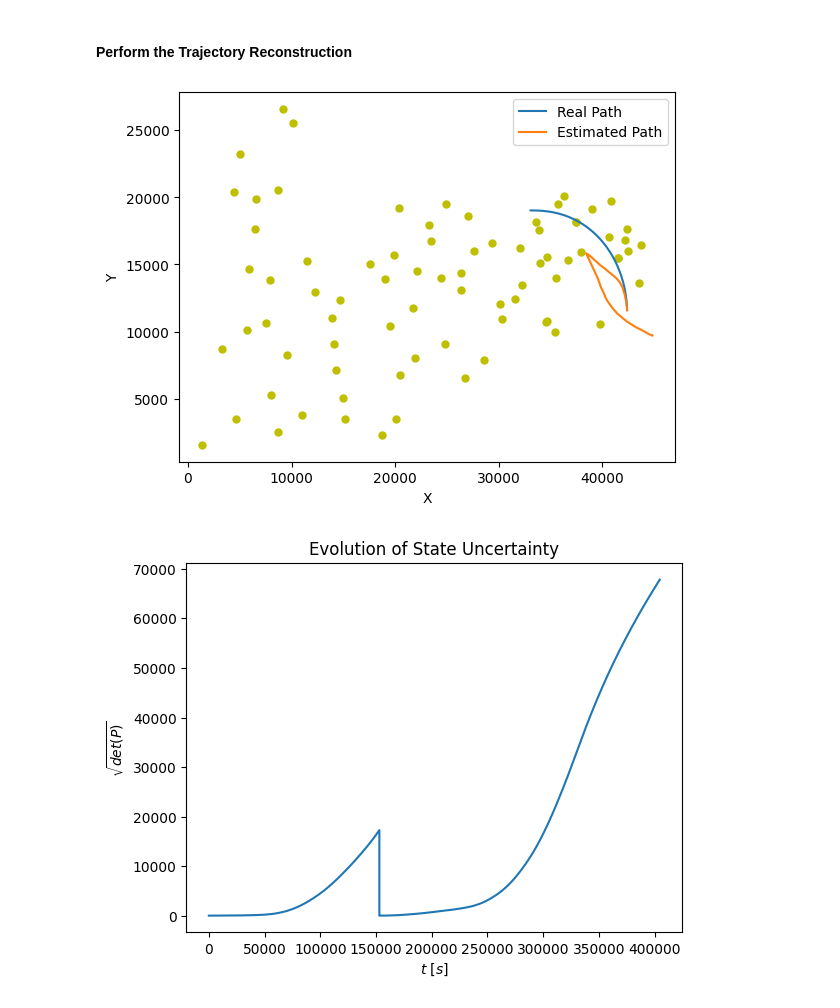
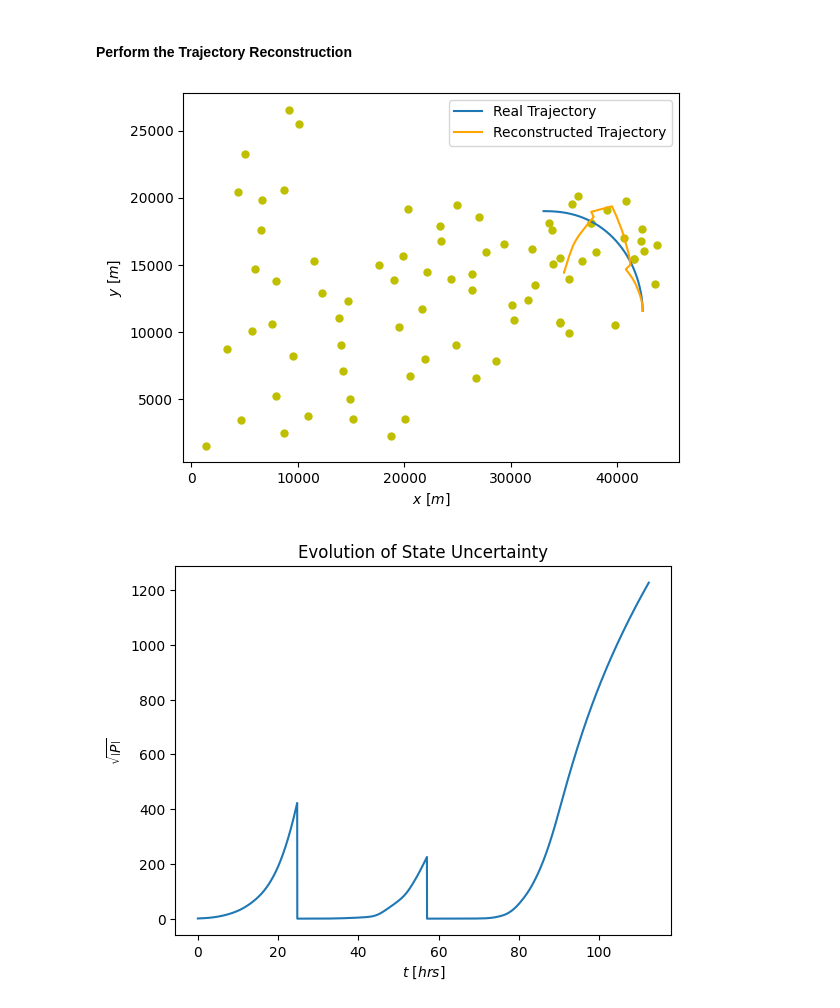
Before and after one commit to Leonardo-Russo/Autonomous-Driving-Rover, a Jupyter notebook: notebook.ipynb, the cells around one changed output. Cells and saved outputs as stored; diff of their text form; code cells hidden in the pictures.

```diff
--- a/notebook.ipynb
+++ b/notebook.ipynb
@@ -418,8 +416,10 @@ def trajectory_reconstruction(q_real, sigma_d, sigma_theta, lidar_maxrange=500,
         delta_theta = q_real[i][2] - q_real[i-1][2]                         # delta in orientation
 
         # Add noise to the odometry measurements
-        nu_d = np.random.default_rng().normal(0, sigma_d)
-        nu_theta = np.random.default_rng().normal(0, sigma_theta)
+        nu_d = np.random.normal(0, sigma_d)
+        nu_theta = np.random.normal(0, sigma_theta)
+        # nu_d = np.random.randn() * sigma_d
+        # nu_theta = np.random.randn() * sigma_theta
 
         # Retrieve last State and Covariance matrix
         x, y, theta = q_est[-1]
@@ -429,6 +429,7 @@ def trajectory_reconstruction(q_real, sigma_d, sigma_theta, lidar_maxrange=500,
         x_new = x + (delta_d + nu_d)*np.cos(theta)
         y_new = y + (delta_d + nu_d)*np.sin(theta)
         theta_new = theta + delta_theta + nu_theta
+
         q_new = np.array([x_new, y_new, theta_new])
 
         # Estimate the new Covariance Matrix
@@ -440,7 +441,7 @@ def trajectory_reconstruction(q_real, sigma_d, sigma_theta, lidar_maxrange=500,
         # Check for visible Landmarks
         for x_lm, y_lm in zip(xLM, yLM):
 
-            dist_lm = np.linalg.norm([x_lm - x_new, y_lm - y_new])
+            dist_lm = np.linalg.norm([x_lm - q_real[i][0], y_lm - q_real[i][1]])
 
             if dist_lm <= lidar_maxrange:
 
@@ -462,43 +463,46 @@ def trajectory_reconstruction(q_real, sigma_d, sigma_theta, lidar_maxrange=500,
 
                 # print('\nPerforming EKF @ step {:.0f}:\nq_est = '.format(i), q_new, '\nq_upd = ', q_upd)
 
-                # break
+                break
 
 
         # Append the new estimated position and orientation
         q_est.append(q_new)
         P_est.append(P_new)
 
     return np.array(q_est), P_est
 
 
 # Compute Reconstructed Trajectory
-q_est, P_est = trajectory_reconstruction(q_real, sigma_d=4e-3, sigma_theta=np.deg2rad(0.05))
+q_est, P_est = trajectory_reconstruction(q_real, sigma_d=2e-3, sigma_theta=np.deg2rad(0.03), lidar_maxrange=500)
 
 # Compute the square root of the determinant of each Covariance matrix
 sqrt_det_P = [np.sqrt(np.linalg.det(P)) for P in P_est]
 
 
 # Visualize the Estimated Trajectory
 plt.figure("Task 3 - Rover Localization")
 # plot_map(map_image, Xvec, Yvec)
 plt.plot(xLM, yLM, 'yo', markersize=5, linewidth=2)
 plt.plot(xLM[12], yLM[12], 'yo', markersize=5, linewidth=2)
 plt.plot(xLM[0], yLM[0], 'yo', markersize=5, linewidth=2)
-plt.plot(q_real[:, 0], q_real[:, 1], label='Real Path')
-plt.plot(q_est[:, 0], q_est[:, 1], label='Estimated Path')
-plt.xlabel('X')
-plt.ylabel('Y')
+plt.plot(q_real[:, 0], q_real[:, 1], label='Real Trajectory')
+plt.plot(q_est[:, 0], q_est[:, 1], label='Reconstructed Trajectory', linestyle='-', color='orange')
+# plt.plot(q_est[:, 0], q_est[:, 1], label='Estimated Path Points', linestyle='none', marker='.', markersize=5, color='orange')
+plt.xlabel(r'$x \ [m]$')
+plt.ylabel(r'$y \ [m]$')
 plt.legend()
+plt.savefig('Images/EKF.jpg', format='jpg', dpi=300)
 plt.show()
 
 # Visualize the Covariance Matrix Evolution
 plt.figure("Covariance Matrix Evolution")
-plt.plot(tspan, sqrt_det_P)
-plt.xlabel('$t \ [s]$')
-plt.ylabel('$\sqrt{det(P)}$')
+plt.plot(tspan/60**2, sqrt_det_P)
+plt.xlabel(r'$t \ [hrs]$')
+plt.ylabel(r'$\sqrt{\left| P \right|}$')
 plt.title('Evolution of State Uncertainty')
+plt.savefig('Images/P.jpg', format='jpg', dpi=300)
 plt.show()
 # %% [output]
-[figure, old version]
+[figure, new version]
-[figure, old version]
+[figure, new version]
```
Also changed, not shown: parts of 9 cells of this notebook, 12 other files.
